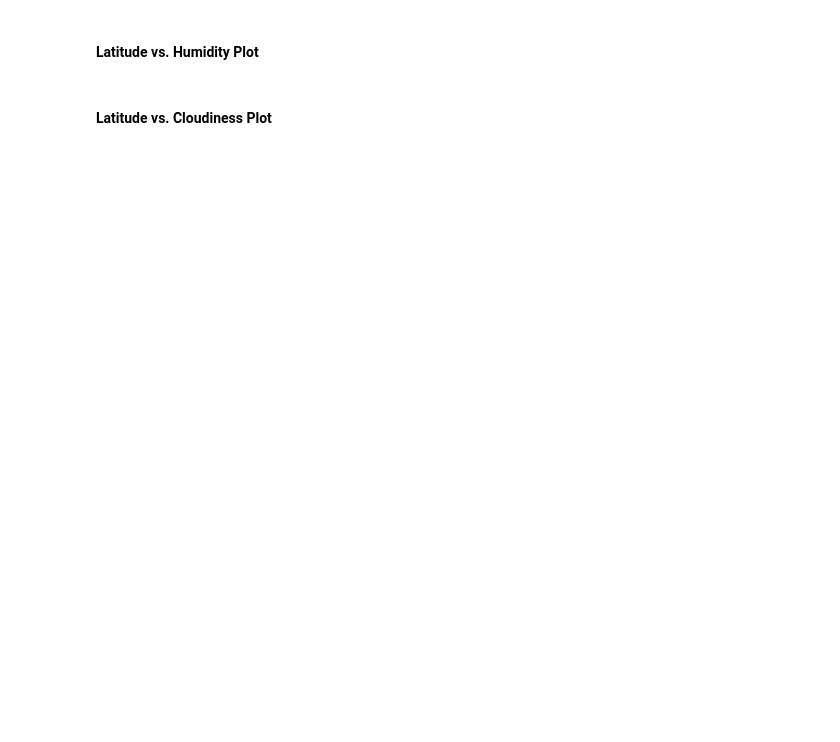
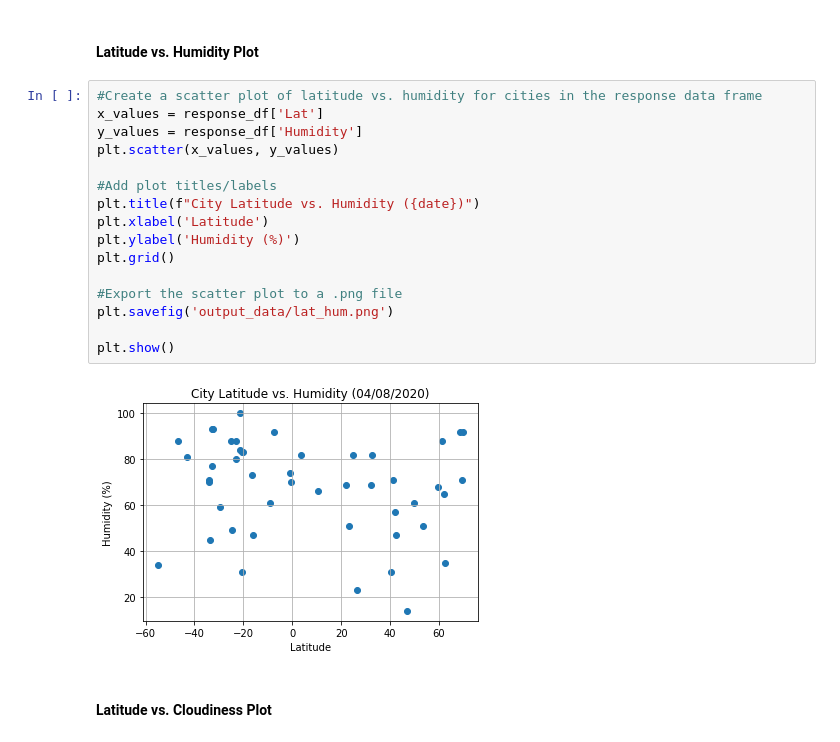
Before and after one commit to aaronrotman/python-api-challenge, a Jupyter notebook: WeatherPy/WeatherPy.ipynb, the cells around one changed output. Cells and saved outputs as stored; diff of their text form; blank space fills up the shorter version.

```diff
--- a/WeatherPy/WeatherPy.ipynb
+++ b/WeatherPy/WeatherPy.ipynb
@@ -158,4 +182,22 @@ plt.show()
 # %% [markdown]
 #### Latitude vs. Humidity Plot
+# %%
+#Create a scatter plot of latitude vs. humidity for cities in the response data frame
+x_values = response_df['Lat']
+y_values = response_df['Humidity']
+plt.scatter(x_values, y_values)
+
+#Add plot titles/labels
+plt.title(f"City Latitude vs. Humidity ({date})")
+plt.xlabel('Latitude')
+plt.ylabel('Humidity (%)')
+plt.grid()
+
+#Export the scatter plot to a .png file
+plt.savefig('output_data/lat_hum.png')
+
+plt.show()
+# %% [output]
+[figure, added]
 # %% [markdown]
 #### Latitude vs. Cloudiness Plot
```
Also changed, not shown: parts of 4 cells of this notebook.
